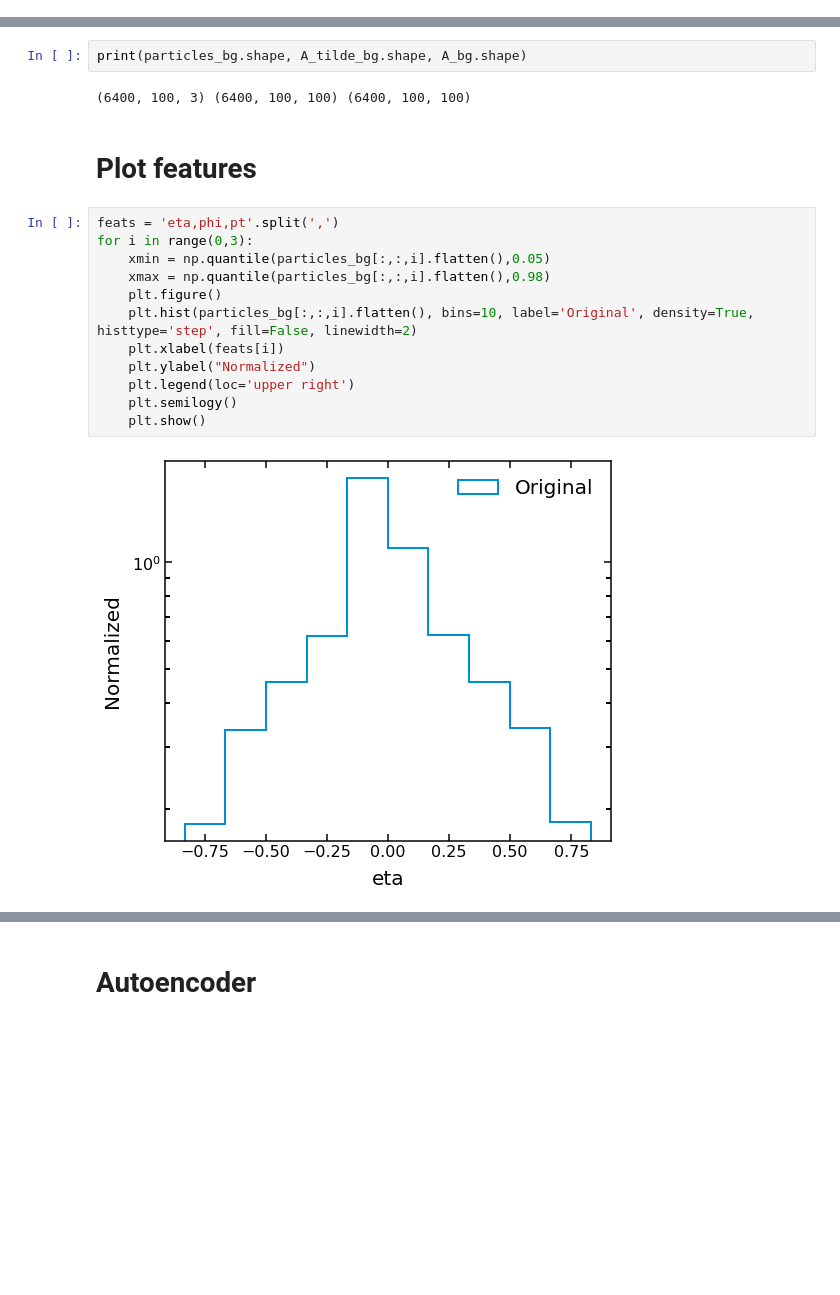
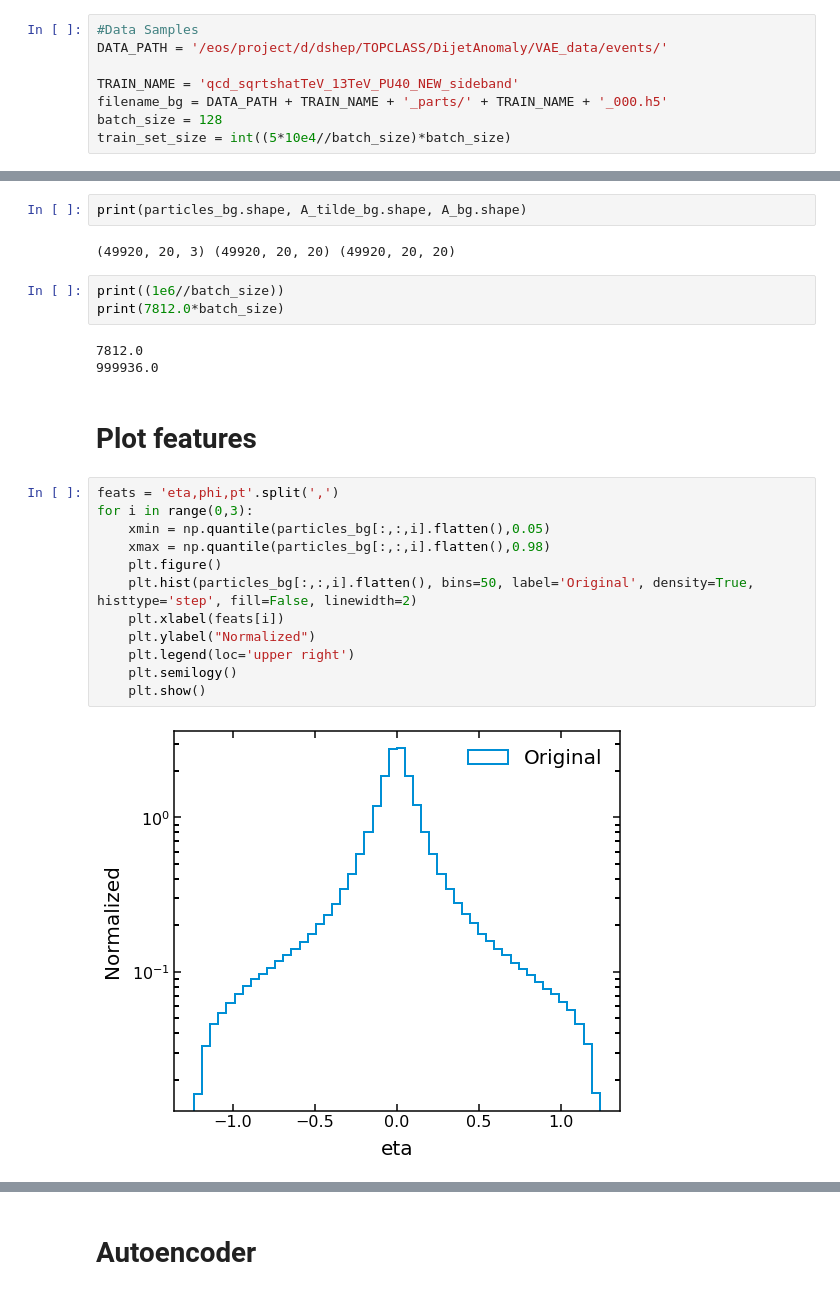
Before and after one commit to nadya-chernyavskaya/ADgvae, a Jupyter notebook: GCN_VAE.ipynb, the cells around one changed output, grey strips where cells are left out. Saved outputs shown, nothing was run; the diff lists cells and outputs as text; blank space fills up the shorter version.

```diff
--- a/GCN_VAE.ipynb
+++ b/GCN_VAE.ipynb
@@ -14 +18,9 @@ reload(prepr)
+# %%
+#Data Samples
+DATA_PATH = '/eos/project/d/dshep/TOPCLASS/DijetAnomaly/VAE_data/events/'
+
+TRAIN_NAME = 'qcd_sqrtshatTeV_13TeV_PU40_NEW_sideband'
+filename_bg = DATA_PATH + TRAIN_NAME + '_parts/' + TRAIN_NAME + '_000.h5'
+batch_size = 128
+train_set_size = int((5*10e4//batch_size)*batch_size)
 # %%
@@ -46,20 +68,26 @@ Number of features = 3
 # %%
 print(particles_bg.shape, A_tilde_bg.shape, A_bg.shape)
 # %% [output]
-(6400, 100, 3) (6400, 100, 100) (6400, 100, 100)
+(49920, 20, 3) (49920, 20, 20) (49920, 20, 20)
+# %%
+print((1e6//batch_size))
+print(7812.0*batch_size)
+# %% [output]
+7812.0
+999936.0
 # %% [markdown]
 # Plot features
 # %%
 feats = 'eta,phi,pt'.split(',')
 for i in range(0,3):
     xmin = np.quantile(particles_bg[:,:,i].flatten(),0.05)
     xmax = np.quantile(particles_bg[:,:,i].flatten(),0.98)
     plt.figure()
-    plt.hist(particles_bg[:,:,i].flatten(), bins=10, label='Original', density=True, histtype='step', fill=False, linewidth=2)
+    plt.hist(particles_bg[:,:,i].flatten(), bins=50, label='Original', density=True, histtype='step', fill=False, linewidth=2)
     plt.xlabel(feats[i])
     plt.ylabel("Normalized")
     plt.legend(loc='upper right')
     plt.semilogy()
     plt.show()
 # %% [output]
-[figure, old version]
+[figure, new version]
```
Also changed, not shown: parts of 20 cells of this notebook, 6 other files.
